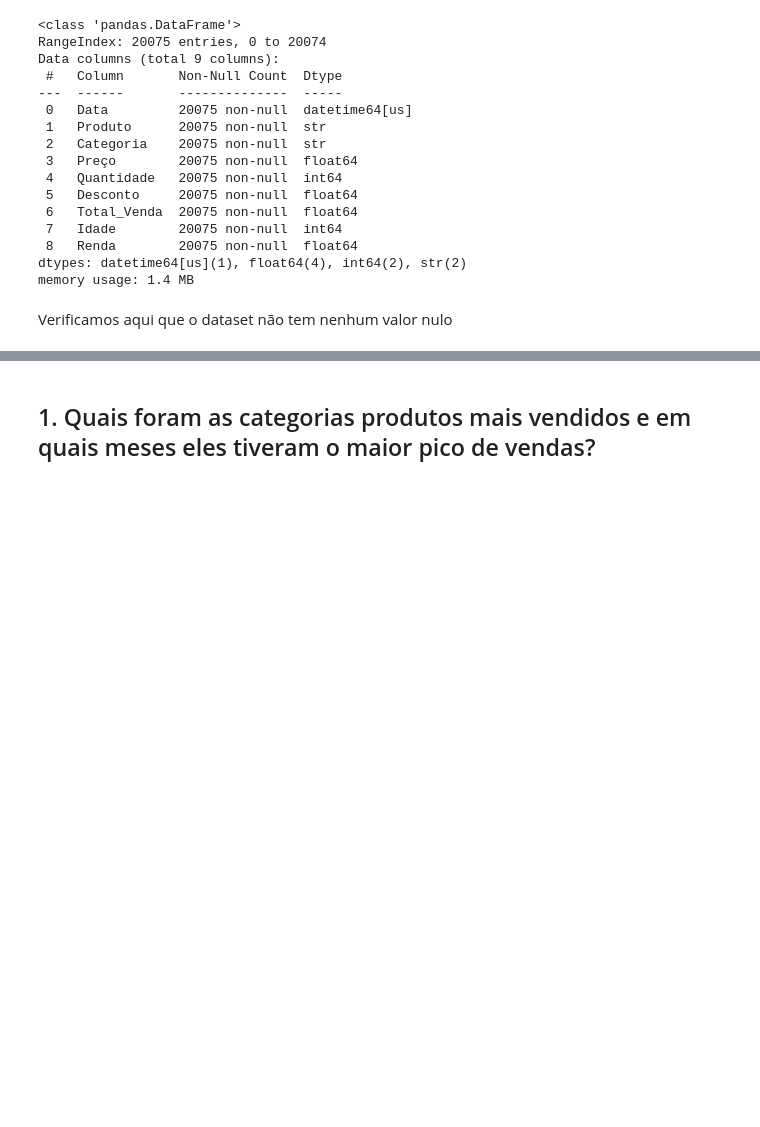
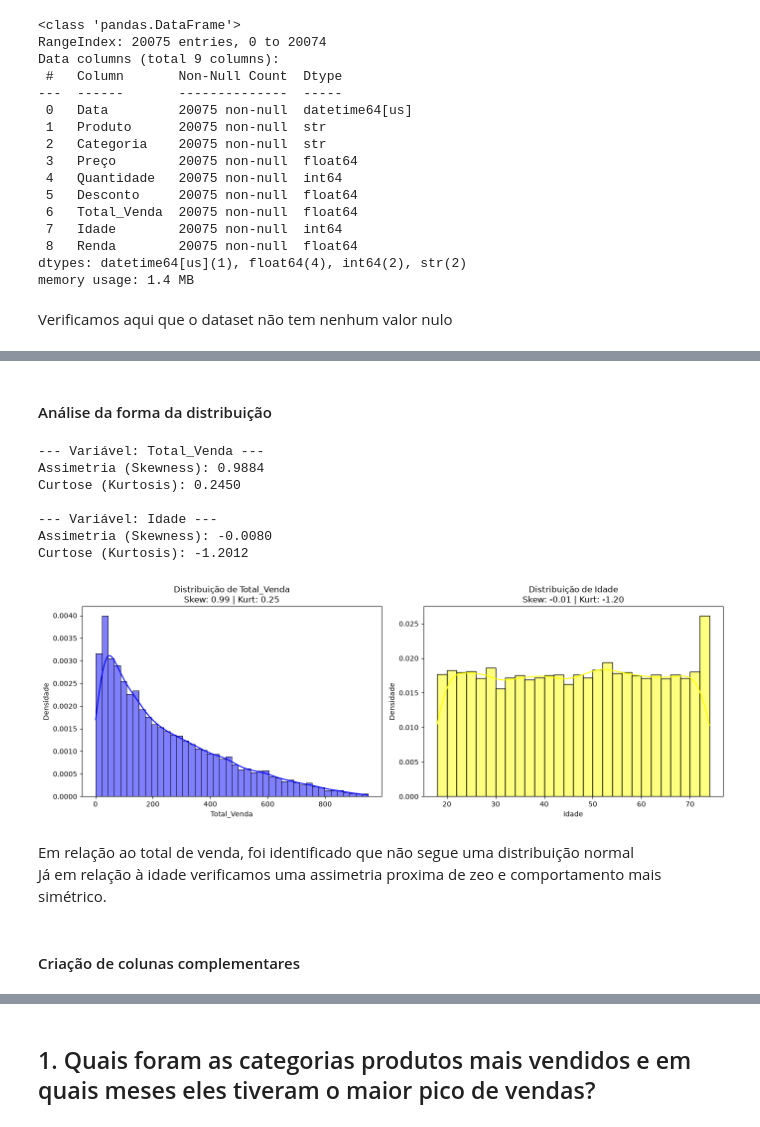
Before and after one commit to missmaryz/Projeto_Analise_Exploratoria_Caixaverso, a Jupyter notebook: Projeto_Mariana_Meneses.ipynb, the cells around one changed output, grey strips where cells are left out. Drawn from its saved outputs; the diff is of its cells as text; code cells hidden in the pictures; blank space fills up the shorter version.

Commit message:
inclusão das análises faltantes

```diff
--- a/Projeto_Mariana_Meneses.ipynb
+++ b/Projeto_Mariana_Meneses.ipynb
@@ -80,2 +158,44 @@ resumo
+# %% [markdown]
+#### Análise da forma da distribuição
+# %%
+variaveis_chave = ['Total_Venda', 'Idade']
+
+for col in variaveis_chave:
+    if col in vendas.columns:
+        s = vendas[col].dropna()
+        print(f"--- Variável: {col} ---")
+        print(f"Assimetria (Skewness): {s.skew():.4f}")
+        print(f"Curtose (Kurtosis): {s.kurt():.4f}\n")
+
+plt.figure(figsize=(14, 5))
+
+for i, col in enumerate(variaveis_chave):
+    if col in vendas.columns:
+        plt.subplot(1, 2, i + 1)
+        s = vendas[col].dropna()
+
+        # Plotando o histograma e a curva normal estimada (KDE)
+        sns.histplot(s, kde=True, color='blue' if i == 0 else 'yellow', stat='density')
+
+        plt.title(f'Distribuição de {col}\nSkew: {s.skew():.2f} | Kurt: {s.kurt():.2f}')
+        plt.xlabel(col)
+        plt.ylabel('Densidade')
+
+plt.tight_layout()
+plt.show()
+# %% [output]
+--- Variável: Total_Venda ---
+Assimetria (Skewness): 0.9884
+Curtose (Kurtosis): 0.2450
+
+--- Variável: Idade ---
+Assimetria (Skewness): -0.0080
+Curtose (Kurtosis): -1.2012
+[figure, added]
+# %% [markdown]
+Em relação ao total de venda, foi identificado que não segue uma distribuição normal<br>
+Já em relação à idade verificamos uma assimetria proxima de zeo e comportamento mais simétrico.
+# %% [markdown]
+#### Criação de colunas complementares
 # %%
 vendas['mes'] = vendas['Data'].dt.month_name(locale='pt_BR')
```
Also changed, not shown: parts of 46 cells of this notebook.
